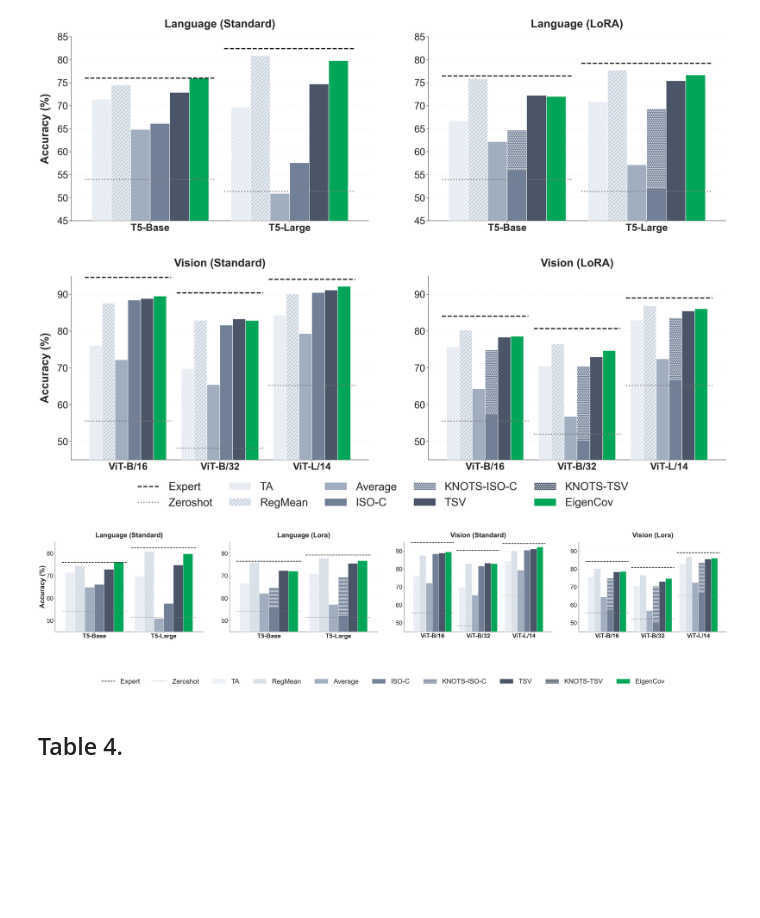
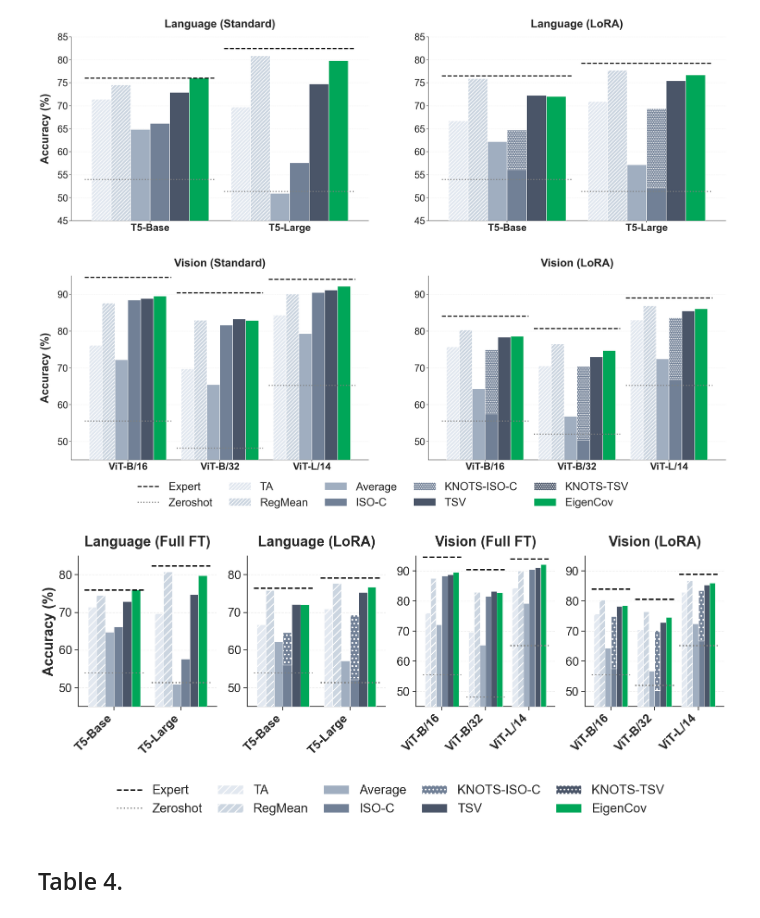
Before and after one commit to marawangamal/eigcov, a Jupyter notebook: notebooks/analysis.ipynb, the cells around one changed output. Saved outputs shown, nothing was run; the diff lists cells and outputs as text; code cells hidden in the pictures; blank space fills up the shorter version.

```diff
--- a/notebooks/analysis.ipynb
+++ b/notebooks/analysis.ipynb
@@ -2465,26 +2465,27 @@ plt.show()
 # %% [output]
 [figure]
 # %%
-import json, os.path as osp
+import json
+import os.path as osp
 import matplotlib.pyplot as plt
 import numpy as np
 import pandas as pd
 import seaborn as sns
 
-# ── 1. Configuration (Restored from previous context) ───────────────────
-BASE_FONTSIZE = 36 # As requested for high-res visibility
+# ── 1. Configuration (Increased for Readability) ──────────────────────
+BASE_FONTSIZE = 22  # Bumped up for a "Double-Column Plus" feel
 sns.set_theme(
     style="ticks",
     rc={
         "font.size": BASE_FONTSIZE,
         "axes.titlesize": BASE_FONTSIZE,
         "axes.labelsize": BASE_FONTSIZE,
-        "xtick.labelsize": BASE_FONTSIZE * 0.9,
-        "ytick.labelsize": BASE_FONTSIZE * 0.9,
-        "legend.fontsize": BASE_FONTSIZE,
+        "xtick.labelsize": BASE_FONTSIZE * 0.85,
+        "ytick.labelsize": BASE_FONTSIZE * 0.85,
+        "legend.fontsize": BASE_FONTSIZE * 0.9,
         "axes.spines.top": False,
         "axes.spines.right": False,
-        "hatch.linewidth": 2.5,
+        "hatch.linewidth": 1.5,
         "hatch.color": "#333333",
     }
 )
@@ -2500,14 +2501,6 @@ COLORS = {
     "RegMean": "#CBD5E0", "TA": "#E2E8F0"
 }
 
-BAR_ORDER = ["TA", "RegMean", "Average", "ISO-C", "TSV", "EigenCov"]
-KNOTS_MAP = {"KNOTS-TSV": "TSV", "KNOTS-ISO-C": "ISO-C"}
-DATA_NEEDING = ["TA", "RegMean", "KNOTS-TSV", "KNOTS-ISO-C"]
-TEXTURE_SLASH = "//"
-TEXTURE_DOT = ".."
-
-# ── 2. Data Loading (Assuming standard format) ─────────────────────────
-# Re-including the processing logic to ensure 'df' and 'METHODS' map exist
 METHODS_MAP = {
     "sum_data": "TA", "regmean": "RegMean", "mean": "Average", "isoc": "ISO-C",
     "isoc_mean": "ISO-C", "tsv": "TSV", "eigcov": "EigenCov",
@@ -2515,33 +2508,35 @@ METHODS_MAP = {
     "expert": "Expert", "zeroshot": "Zeroshot"
 }
 
+BAR_ORDER = ["TA", "RegMean", "Average", "ISO-C", "TSV", "EigenCov"]
+KNOTS_MAP = {"KNOTS-TSV": "TSV", "KNOTS-ISO-C": "ISO-C"}
+DATA_NEEDING = ["TA", "RegMean", "KNOTS-TSV", "KNOTS-ISO-C"]
+TEXTURE_SLASH, TEXTURE_DOT = "//", ".."
+
+# ── 2. Data Loading ───────────────────────────────────────────────────
 def load_data():
     paths = ["../results-tracked/results.jsonl", "../results-tracked/results-anc.jsonl", "../results-tracked/results-ta.jsonl"]
     all_data = []
     for p in paths:
         if osp.exists(p):
-            with open(p) as f: all_data.extend([json.loads(l) for l in f if l.strip()])
+            with open(p) as f:
+                all_data.extend([json.loads(l) for l in f if l.strip()])
 
     mapping = {k: v for d in MODELS.values() for k, v in d.items()}
     return pd.DataFrame(all_data).assign(
         Model=lambda d: d["model"].map(mapping),
         Method=lambda d: d["merge_func"].map(METHODS_MAP),
-        Score=lambda d: d.get("test_avg_topk", d["test_avg_top1"]).fillna(d["test_avg_top1"]) * 100
+        Score=lambda d: d.get("test_avg_topk", d.get("test_avg_top1", 0)).fillna(0) * 100
     ).dropna(subset=["Model", "Method"])
 
 df = load_data()
 
-# ── 3. Plotting Logic (Fixed 1x4 Row) ──────────────────────────────────
-fig, axes = plt.subplots(1, 4, figsize=(52, 11))
+# ── 3. Plotting Logic (1x4 Row) ───────────────────────────────────────
+# Increased height to 6.5 to accommodate angled labels
+fig, axes = plt.subplots(1, 4, figsize=(18, 6.5))
 legend_data = {}
 
-# Ordering: Lang Std -> Lang LoRA -> Vision Std -> Vision LoRA
-panels = [
-    ("standard", "Language"),
-    ("lora", "Language"),
-    ("standard", "Vision"),
-    ("lora", "Vision")
-]
+panels = [("standard", "Language"), ("lora", "Language"), ("standard", "Vision"), ("lora", "Vision")]
 
 for i, (mode, dom) in enumerate(panels):
     ax = axes[i]
@@ -2549,68 +2544,65 @@ for i, (mode, dom) in enumerate(panels):
     sub = df[df["finetuning_mode"] == mode]
     tbl = sub.groupby(["Method", "Model"])["Score"].max().unstack("Model")
 
-    x, bw = np.arange(len(models)), 0.14
+    x, bw = np.arange(len(models)), 0.13
     gw = len(BAR_ORDER) * bw
 
     for j, m in enumerate(BAR_ORDER):
         if m not in tbl.index: continue
         vals = [tbl.loc[m, mod] if mod in tbl.columns else 0 for mod in models]
+        hatch = TEXTURE_SLASH if m in DATA_NEEDING else None
 
-        hatch = TEXTURE_SLASH if m in DATA_NEEDING else None
-        rects = ax.bar(x - gw/2 + (j+0.5)*bw, vals, width=bw,
-                       color=COLORS.get(m), edgecolor="white",
-                       linewidth=1.2, hatch=hatch, zorder=3)
-
-        # Collect legend handles (ensuring all variants are included)
+        rects = ax.bar(x - gw/2 + (j+0.5)*bw, vals, width=bw, color=COLORS.get(m),
+                       edgecolor="white", linewidth=0.5, hatch=hatch, zorder=3)
         legend_data[m] = rects
 
-        # Handle KNOTS Gains
+        # KNOTS Gains
         knots_key = next((k for k, v in KNOTS_MAP.items() if v == m), None)
         if mode == "lora" and knots_key in tbl.index:
             k_vals = [tbl.loc[knots_key, mod] if mod in tbl.columns else 0 for mod in models]
             gains = [max(k - b, 0) for k, b in zip(k_vals, vals)]
-
             k_rects = ax.bar(x - gw/2 + (j+0.5)*bw, gains, bottom=vals, width=bw,
-                             color=COLORS.get(m), edgecolor="white",
-                             hatch=TEXTURE_DOT, zorder=4)
+                             color=COLORS.get(m), edgecolor="white", hatch=TEXTURE_DOT, zorder=4)
             legend_data[knots_key] = k_rects
 
-    # Honest Scaling Strategy
-    ymin, ymax = (45, 85) if dom == "Language" else (45, 95)
-    ax.set_ylim(ymin, ymax)
+    ax.set_ylim((45, 85) if dom == "Language" else (45, 95))
 
-    # Baselines (Expert/Zeroshot)
+    # Baselines
     for bl, style in {"Expert": "--", "Zeroshot": ":"}.items():
         if bl in tbl.index:
             for k, mod in enumerate(models):
                 if mod in tbl.columns:
                     line = ax.hlines(tbl.loc[bl, mod], k-gw/2-0.05, k+gw/2+0.05,
                                      colors="black" if bl=="Expert" else "gray",
-                                     linestyles=style, lw=3.0, zorder=5)
+                                     linestyles=style, lw=2.0, zorder=5)
                     legend_data[bl] = line
 
-    # Formatting
-    ax.set_title(f"{dom} ({mode.capitalize()})", fontweight="bold", pad=25)
+    display_mode = "Full FT" if mode == "standard" else "LoRA"
+    ax.set_title(f"{dom} ({display_mode})", fontweight="bold", pad=15)
+
     ax.set_xticks(x)
-    ax.set_xticklabels(models, fontweight="bold")
+    # Angled labels: rotation=45 and horizontal alignment 'right' for clean alignment
+    ax.set_xticklabels(models, fontweight="bold", rotation=45, ha="right")
+
     ax.yaxis.grid(True, alpha=0.3, ls="--")
     if i == 0: ax.set_ylabel("Accuracy (%)", fontweight="bold")
 
 # ── 4. Final Legend ────────────────────────────────────────────────────
 order = ["Expert", "Zeroshot", "TA", "RegMean", "Average", "ISO-C", "KNOTS-ISO-C", "TSV", "KNOTS-TSV", "EigenCov"]
-legend_data["Expert"] = plt.Line2D([0], [0], color="black", ls="--", lw=3.0)
-legend_data["Zeroshot"] = plt.Line2D([0], [0], color="gray", ls=":", lw=3.0)
+legend_data["Expert"] = plt.Line2D([0], [0], color="black", ls="--", lw=2.0)
+legend_data["Zeroshot"] = plt.Line2D([0], [0], color="gray", ls=":", lw=2.0)
 
 final_handles = [legend_data[m] for m in order if m in legend_data]
 fig.legend(final_handles, [m for m in order if m in legend_data],
-           loc="lower center", bbox_to_anchor=(0.5, -0.12), ncol=len(order), frameon=False)
+           loc="lower center", bbox_to_anchor=(0.5, -0.02), ncol=5,
+           frameon=False, columnspacing=1.2)
 
-plt.tight_layout()
-plt.subplots_adjust(bottom=0.28, wspace=0.18)
-plt.savefig("../results-tracked/performance.pdf", dpi=300, bbox_inches="tight")
+# Adjust bottom significantly to accommodate rotated labels + legend
+plt.subplots_adjust(bottom=0.38, wspace=0.22)
+plt.savefig("../results-tracked/performance_final.pdf", dpi=300, bbox_inches="tight")
 plt.show()
 # %% [output]
-[figure, old version]
+[figure, new version]
 # %% [markdown]
 ## Table 4.
 # %%
```
Also changed, not shown: 4 other files.
